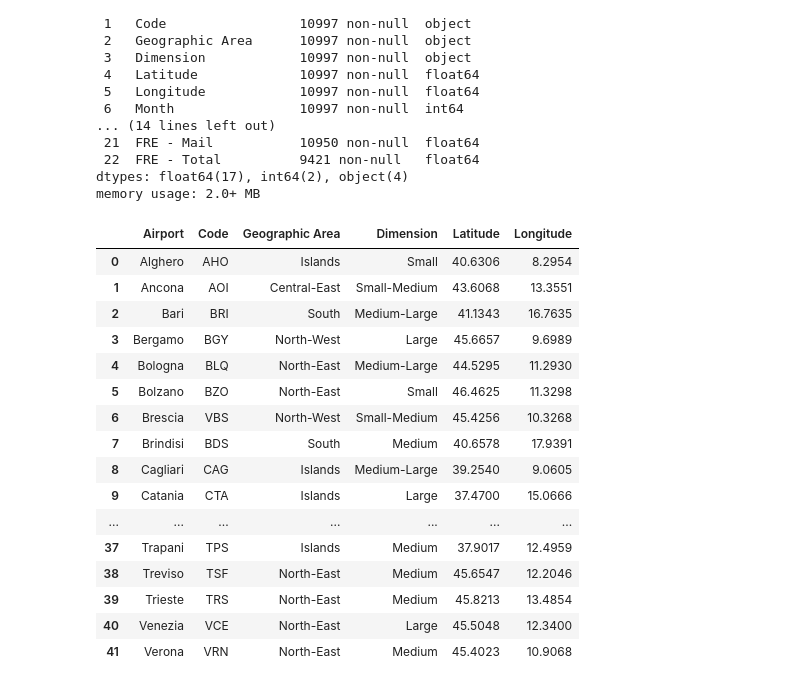
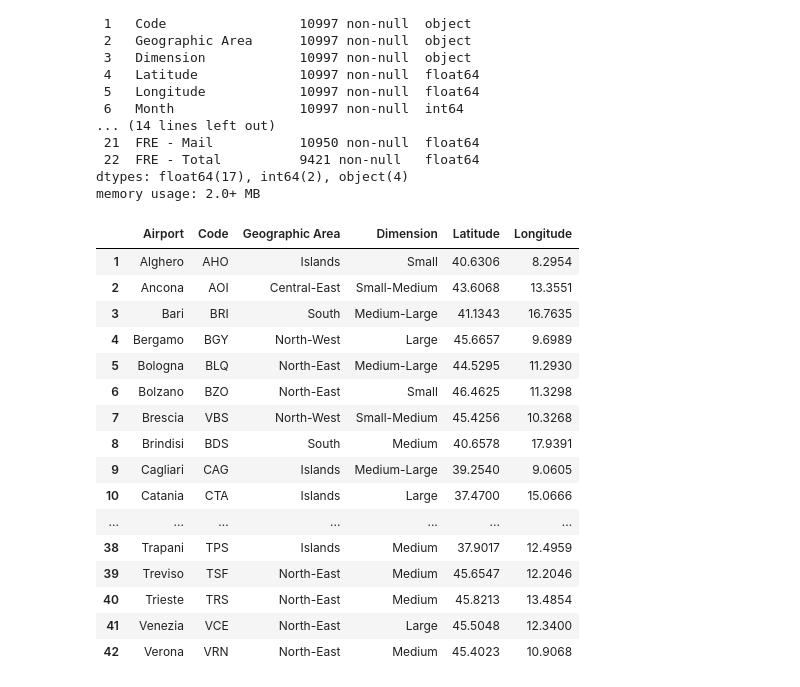
Before and after one commit to fedfioravanti/Italian_Airports, a Jupyter notebook: ItalyAirports_01_collection_prep.ipynb, the cells around one changed output. Drawn from its saved outputs; the diff is of its cells as text; code cells hidden in the pictures.

```diff
--- a/ItalyAirports_01_collection_prep.ipynb
+++ b/ItalyAirports_01_collection_prep.ipynb
@@ -1250,29 +1250,30 @@ Data columns (total 23 columns):
 dtypes: float64(17), int64(2), object(4)
 memory usage: 2.0+ MB
 # %%
-# display all airports with main features
+# display a table containing the main features of all airports
 df_sub = df_mod[['Airport', 'Code', 'Geographic Area', 'Dimension', 'Latitude', 'Longitude']]
 df_tab = df_sub.drop_duplicates('Airport', keep='first').sort_values(by = 'Airport')
 df_tab.reset_index(drop=True, inplace=True)
+df_tab.index +=1
 df_tab
 # %% [output]
 |  | Airport | Code | Geographic Area | Dimension | Latitude | Longitude |
-| 0 | Alghero | AHO | Islands | Small | 40.6306 | 8.2954 |
-| 1 | Ancona | AOI | Central-East | Small-Medium | 43.6068 | 13.3551 |
-| 2 | Bari | BRI | South | Medium-Large | 41.1343 | 16.7635 |
-| 3 | Bergamo | BGY | North-West | Large | 45.6657 | 9.6989 |
-| 4 | Bologna | BLQ | North-East | Medium-Large | 44.5295 | 11.2930 |
-| 5 | Bolzano | BZO | North-East | Small | 46.4625 | 11.3298 |
-| 6 | Brescia | VBS | North-West | Small-Medium | 45.4256 | 10.3268 |
-| 7 | Brindisi | BDS | South | Medium | 40.6578 | 17.9391 |
-| 8 | Cagliari | CAG | Islands | Medium-Large | 39.2540 | 9.0605 |
-| 9 | Catania | CTA | Islands | Large | 37.4700 | 15.0666 |
+| 1 | Alghero | AHO | Islands | Small | 40.6306 | 8.2954 |
+| 2 | Ancona | AOI | Central-East | Small-Medium | 43.6068 | 13.3551 |
+| 3 | Bari | BRI | South | Medium-Large | 41.1343 | 16.7635 |
+| 4 | Bergamo | BGY | North-West | Large | 45.6657 | 9.6989 |
+| 5 | Bologna | BLQ | North-East | Medium-Large | 44.5295 | 11.2930 |
+| 6 | Bolzano | BZO | North-East | Small | 46.4625 | 11.3298 |
+| 7 | Brescia | VBS | North-West | Small-Medium | 45.4256 | 10.3268 |
+| 8 | Brindisi | BDS | South | Medium | 40.6578 | 17.9391 |
+| 9 | Cagliari | CAG | Islands | Medium-Large | 39.2540 | 9.0605 |
+| 10 | Catania | CTA | Islands | Large | 37.4700 | 15.0666 |
 | ... | ... | ... | ... | ... | ... | ... |
-| 37 | Trapani | TPS | Islands | Medium | 37.9017 | 12.4959 |
-| 38 | Treviso | TSF | North-East | Medium | 45.6547 | 12.2046 |
-| 39 | Trieste | TRS | North-East | Medium | 45.8213 | 13.4854 |
-| 40 | Venezia | VCE | North-East | Large | 45.5048 | 12.3400 |
-| 41 | Verona | VRN | North-East | Medium | 45.4023 | 10.9068 |
+| 38 | Trapani | TPS | Islands | Medium | 37.9017 | 12.4959 |
+| 39 | Treviso | TSF | North-East | Medium | 45.6547 | 12.2046 |
+| 40 | Trieste | TRS | North-East | Medium | 45.8213 | 13.4854 |
+| 41 | Venezia | VCE | North-East | Large | 45.5048 | 12.3400 |
+| 42 | Verona | VRN | North-East | Medium | 45.4023 | 10.9068 |
 # %%
 # save the test dataframe as CSV, keeping the Date column as index
 df_mod.to_csv('datasets/final/df_fin.csv', encoding='utf-8', index=True)
```
Also changed, not shown: 7 other files.
